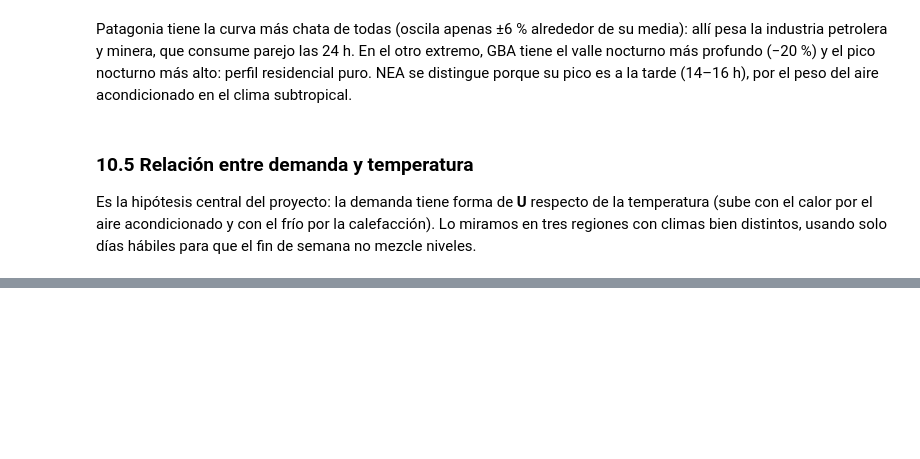
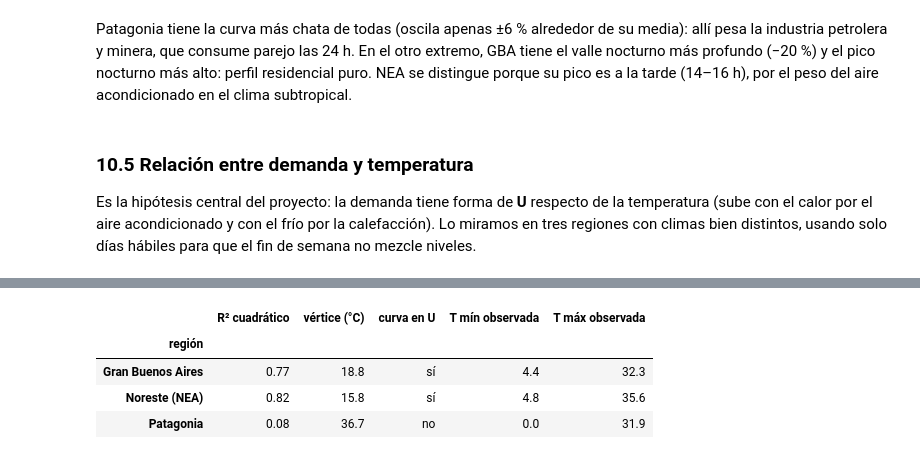
Before and after one commit to ElMejorGrupo4/2-da-Pre-entrega-, a Jupyter notebook: notebooks/01_eda_inicial.ipynb, the cells around one changed output, grey strips where cells are left out. Saved outputs shown, nothing was run; the diff lists cells and outputs as text; code cells hidden in the pictures; blank space fills up the shorter version.

```diff
--- a/notebooks/01_eda_inicial.ipynb
+++ b/notebooks/01_eda_inicial.ipynb
@@ -534,3 +538,25 @@ guardar("demanda_vs_temperatura")
+# %%
+# ajuste cuadrático demanda = a·T² + b·T + c en días hábiles, por región
+# R²: qué proporción de la variación de la demanda explica la curva
+# vértice: temperatura donde la curva tiene su mínimo (-b / 2a); solo es una U si a > 0 y el vértice cae dentro del rango observado
+filas = []
+for zona, nombre in regiones.items():
+    sub = habiles[habiles.zona == zona]
+    a, b, c = np.polyfit(sub["TMEDIA"], sub["demanda"], 2)
+    pred = np.polyval([a, b, c], sub["TMEDIA"])
+    r2 = 1 - ((sub["demanda"] - pred) ** 2).sum() / ((sub["demanda"] - sub["demanda"].mean()) ** 2).sum()
+    vertice = -b / (2 * a)
+    es_u = a > 0 and sub["TMEDIA"].min() <= vertice <= sub["TMEDIA"].max()
+    filas.append({"región": nombre, "R² cuadrático": round(r2, 2), "vértice (°C)": round(vertice, 1),
+                  "curva en U": "sí" if es_u else "no",
+                  "T mín observada": sub["TMEDIA"].min(), "T máx observada": sub["TMEDIA"].max()})
+pd.DataFrame(filas).set_index("región")
+# %% [output]
+|  | R² cuadrático | vértice (°C) | curva en U | T mín observada | T máx observada |
+| región |  |  |  |  |  |
+| Gran Buenos Aires | 0.77 | 18.8 | sí | 4.4 | 32.3 |
+| Noreste (NEA) | 0.82 | 15.8 | sí | 4.8 | 35.6 |
+| Patagonia | 0.08 | 36.7 | no | 0.0 | 31.9 |
 # %%
 # la correlación lineal subestima una relación en U: sube de un lado y baja del otro, y se compensa
 corr = df_region.groupby("zona")[["demanda", "TMEDIA"]].corr().xs("TMEDIA", level=1)["demanda"]
```
Also changed, not shown: parts of 21 cells of this notebook, 7 other files.
